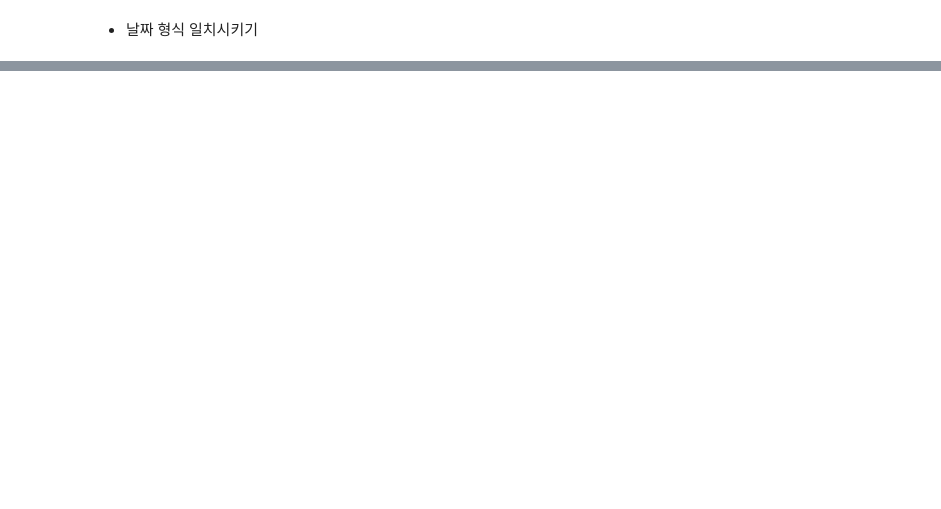
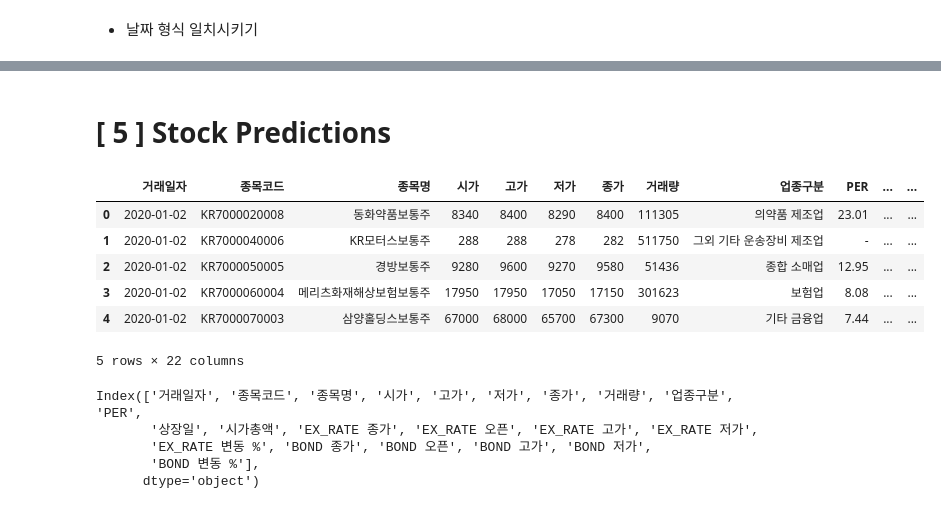
Before and after one commit to RHIE-coder/for-moon, a Jupyter notebook: src/overnight.ipynb, the cells around one changed output, grey strips where cells are left out. Drawn from its saved outputs; the diff is of its cells as text; code cells hidden in the pictures; blank space fills up the shorter version.

```diff
--- a/src/overnight.ipynb
+++ b/src/overnight.ipynb
@@ -456,0 +492,3 @@ csv_handler_exchange_rate.get_CSV_data()[202001].tail()
+# %%
+bond_data = Utils.clone(csv_handler_bond.get_CSV_data())
+bond_data[202001].head()
@@ -456,0 +504,3 @@ csv_handler_exchange_rate.get_CSV_data()[202001].tail()
+# %%
+exchange_rate_data = Utils.clone(csv_handler_exchange_rate.get_CSV_data())
+exchange_rate_data[202001].head()
@@ -456,0 +524,3 @@ csv_handler_exchange_rate.get_CSV_data()[202001].tail()
+# %%
+exchange_rate_and_bond = exchange_rate_data[202001].merge(bond_data[202001])
+krx_and_exchange_rate_and_bond = krx_data[202001][selected_properties['krx']].merge(exchange_rate_and_bond, on='거래일자')
@@ -456,0 +552,2 @@ csv_handler_exchange_rate.get_CSV_data()[202001].tail()
+# %%
+total_data = krx_and_exchange_rate_and_bond
@@ -456,0 +560,2 @@ csv_handler_exchange_rate.get_CSV_data()[202001].tail()
+# %% [markdown]
+# [ 5 ] Stock Predictions
@@ -456,0 +564,18 @@ csv_handler_exchange_rate.get_CSV_data()[202001].tail()
+# %%
+total_data.head(5)
+# %% [output]
+|  | 거래일자 | 종목코드 | 종목명 | 시가 | 고가 | 저가 | 종가 | 거래량 | 업종구분 | PER | ... | ... |
+| 0 | 2020-01-02 | KR7000020008 | 동화약품보통주 | 8340 | 8400 | 8290 | 8400 | 111305 | 의약품 제조업 | 23.01 | ... | ... |
+| 1 | 2020-01-02 | KR7000040006 | KR모터스보통주 | 288 | 288 | 278 | 282 | 511750 | 그외 기타 운송장비 제조업 | - | ... | ... |
+| 2 | 2020-01-02 | KR7000050005 | 경방보통주 | 9280 | 9600 | 9270 | 9580 | 51436 | 종합 소매업 | 12.95 | ... | ... |
+| 3 | 2020-01-02 | KR7000060004 | 메리츠화재해상보험보통주 | 17950 | 17950 | 17050 | 17150 | 301623 | 보험업 | 8.08 | ... | ... |
+| 4 | 2020-01-02 | KR7000070003 | 삼양홀딩스보통주 | 67000 | 68000 | 65700 | 67300 | 9070 | 기타 금융업 | 7.44 | ... | ... |
+5 rows × 22 columns
+# %%
+total_data.columns
+# %% [output]
+Index(['거래일자', '종목코드', '종목명', '시가', '고가', '저가', '종가', '거래량', '업종구분', 'PER',
+       '상장일', '시가총액', 'EX_RATE 종가', 'EX_RATE 오픈', 'EX_RATE 고가', 'EX_RATE 저가',
+       'EX_RATE 변동 %', 'BOND 종가', 'BOND 오픈', 'BOND 고가', 'BOND 저가',
+       'BOND 변동 %'],
+      dtype='object')
```
Also changed, not shown: parts of 59 cells of this notebook, 1 other file.
